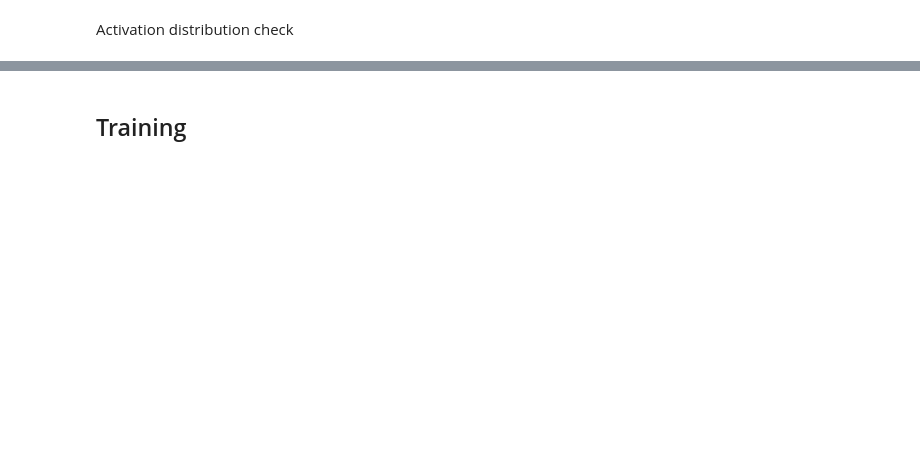
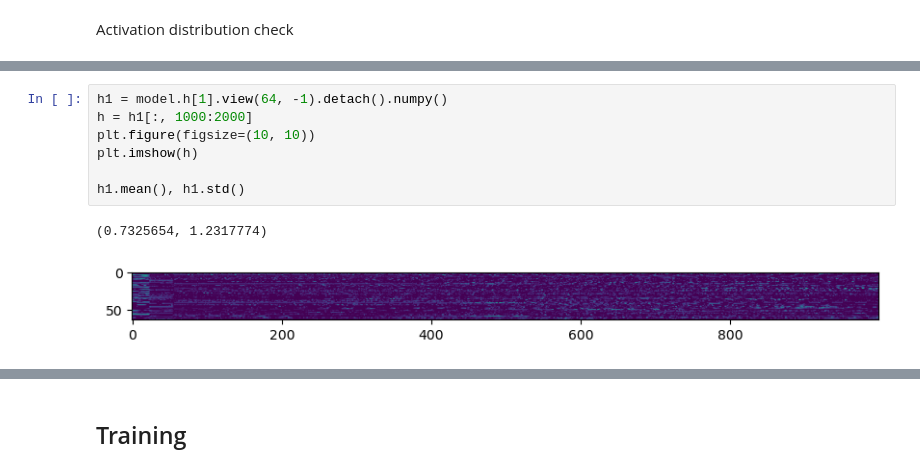
Before and after one commit to stkao05/cs231, a Jupyter notebook: experiments/cifar.ipynb, the cells around one changed output, grey strips where cells are left out. Drawn from its saved outputs; the diff is of its cells as text; blank space fills up the shorter version.

```diff
--- a/experiments/cifar.ipynb
+++ b/experiments/cifar.ipynb
@@ -162,3 +209,13 @@ plt.title('activation distribution');
+# %%
+h1 = model.h[1].view(64, -1).detach().numpy()
+h = h1[:, 1000:2000]
+plt.figure(figsize=(10, 10))
+plt.imshow(h)
+
+h1.mean(), h1.std()
+# %% [output]
+(0.7325654, 1.2317774)
+[figure, added]
 # %%
 plt.figure(figsize=(20, 4))
 legends = []
```
Also changed, not shown: parts of 18 cells of this notebook.
